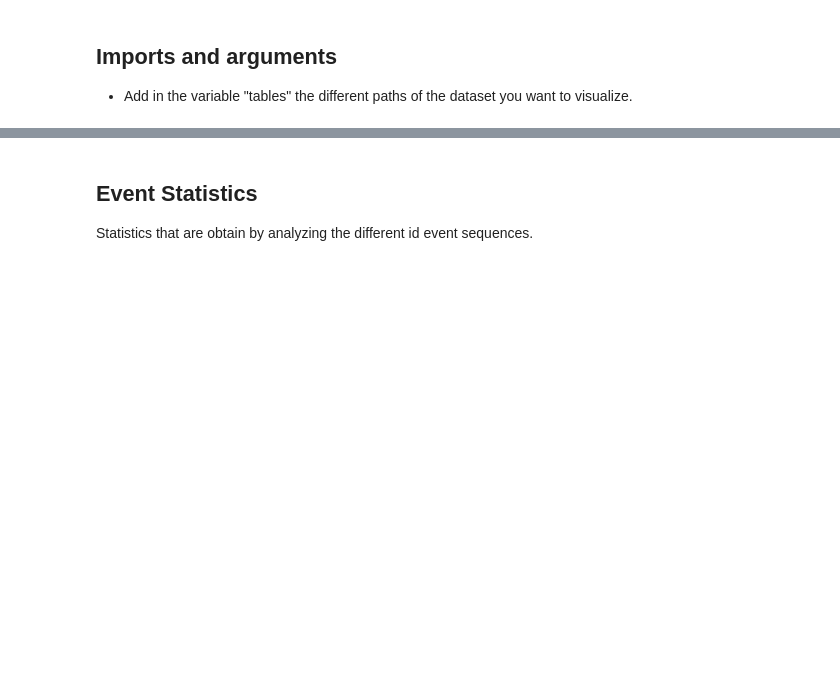
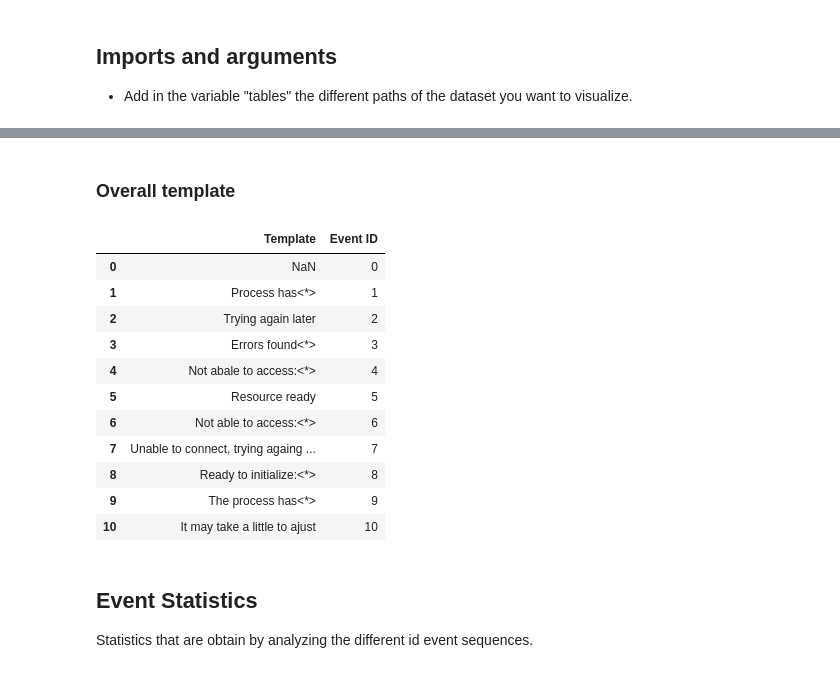
Before and after one commit to ait-aecid/log-gym, a Jupyter notebook: notebooks/data_analysis.ipynb, the cells around one changed output, grey strips where cells are left out. Cells and saved outputs as stored; diff of their text form; code cells hidden in the pictures; blank space fills up the shorter version.

```diff
--- a/notebooks/data_analysis.ipynb
+++ b/notebooks/data_analysis.ipynb
@@ -11,5 +18,5 @@ from plot_methods import plot_events, plot_time_diff, plot_level_dist, plot_exec
 # %%
-path = ""
+path = "../results/db/"
 
 tables = {
     "Normal v1": f"{path}/test_normal_v1.csv",
@@ -17,3 +24,5 @@ tables = {
     "Normal v2": f"{path}/test_normal_v2.csv",
     "Abnormal v2": f"{path}/test_abnormal_v2.csv",
 }
+
+template_path = f"{path}/template.csv"
@@ -20,3 +41,20 @@ tables = {
+# %% [markdown]
+### Overall template
+# %%
+load_template(template_path)
+# %% [output]
+|  | Template | Event ID |
+| 0 | NaN | 0 |
+| 1 | Process has<*> | 1 |
+| 2 | Trying again later | 2 |
+| 3 | Errors found<*> | 3 |
+| 4 | Not abale to access:<*> | 4 |
+| 5 | Resource ready | 5 |
+| 6 | Not able to access:<*> | 6 |
+| 7 | Unable to connect, trying againg ... | 7 |
+| 8 | Ready to initialize:<*> | 8 |
+| 9 | The process has<*> | 9 |
+| 10 | It may take a little to ajust | 10 |
 # %% [markdown]
 ## Event Statistics
 
```
Also changed, not shown: parts of 8 cells of this notebook, 1 other file.
